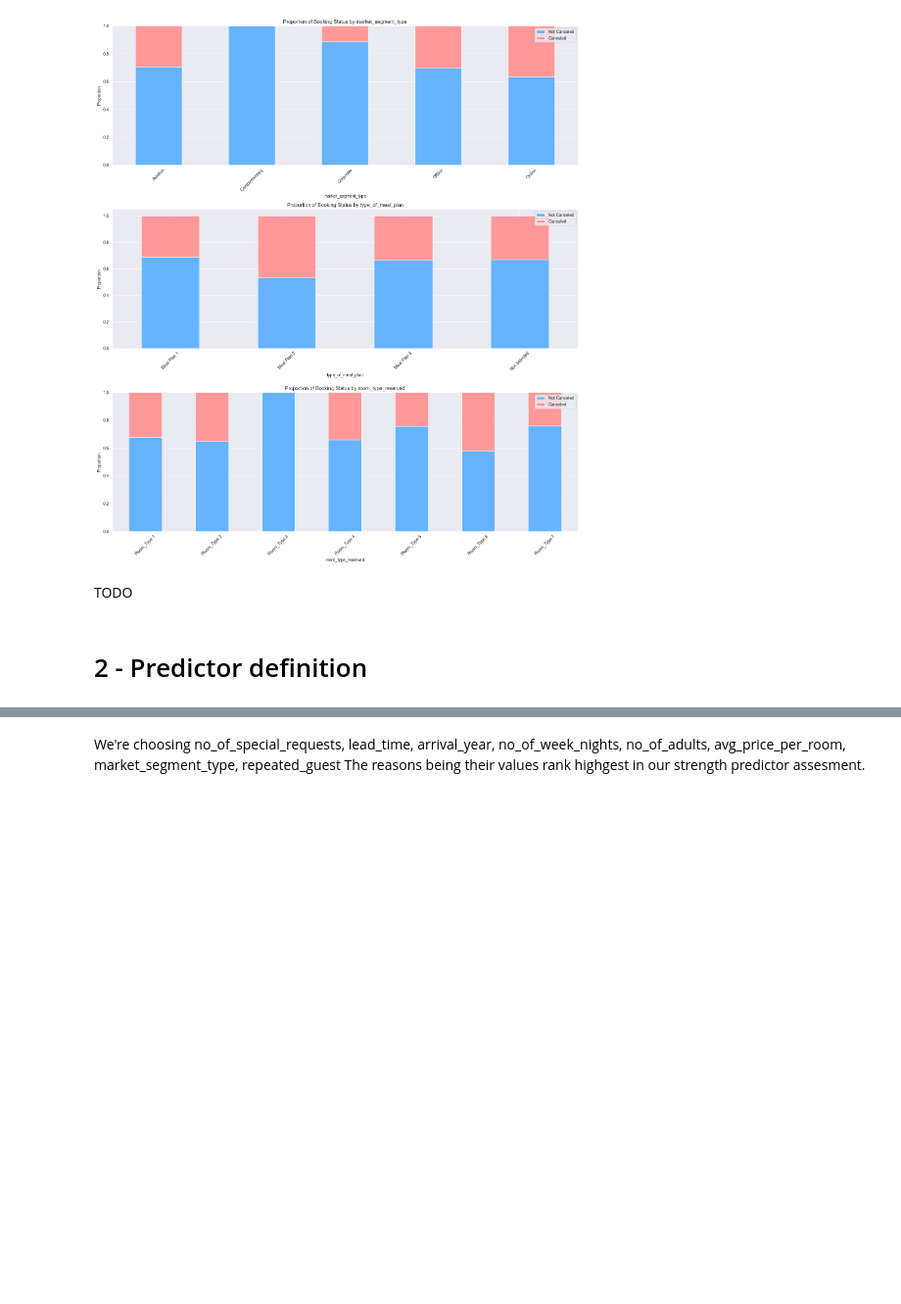
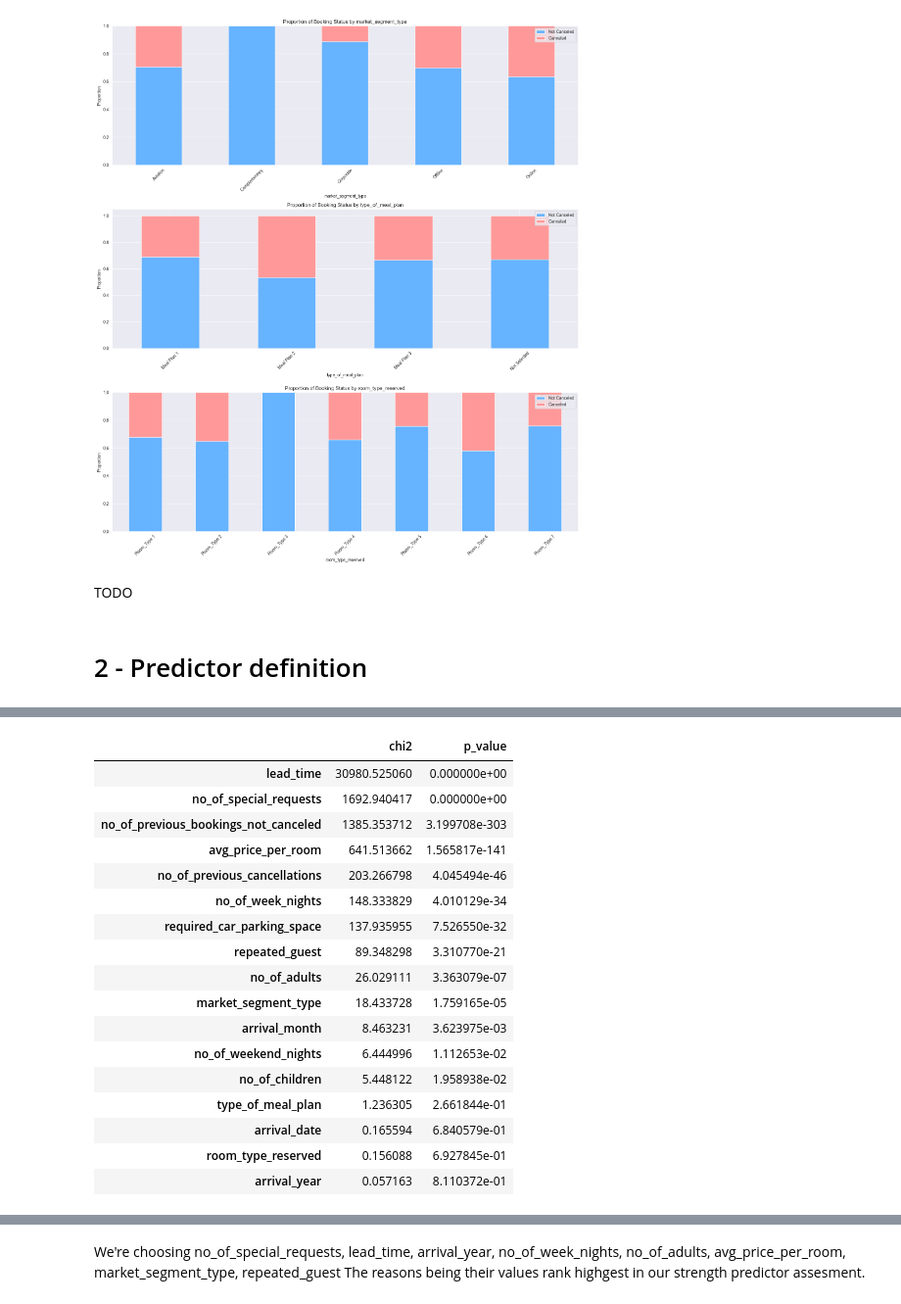
Before and after one commit to dajja-blip/data_science2_task2, a Jupyter notebook: Task1.ipynb, the cells around one changed output, grey strips where cells are left out. Shown at 98% size. Cells and saved outputs as stored; diff of their text form; code cells hidden in the pictures; blank space fills up the shorter version.

```diff
--- a/Task1.ipynb
+++ b/Task1.ipynb
@@ -389,3 +375,31 @@ room_type_reserved                              0.077705
+# %%
+chi_values, p_values = chi2(X, y)
+feature_names = df_imputed.drop(columns=['booking_status']).columns
+
+chi_series = pd.DataFrame({
+    "chi2": chi_values,
+    "p_value": p_values
+}, index=feature_names)
+chi_series.sort_values(by="chi2", ascending=False)
+# %% [output]
+|  | chi2 | p_value |
+| lead_time | 30980.525060 | 0.000000e+00 |
+| no_of_special_requests | 1692.940417 | 0.000000e+00 |
+| no_of_previous_bookings_not_canceled | 1385.353712 | 3.199708e-303 |
+| avg_price_per_room | 641.513662 | 1.565817e-141 |
+| no_of_previous_cancellations | 203.266798 | 4.045494e-46 |
+| no_of_week_nights | 148.333829 | 4.010129e-34 |
+| required_car_parking_space | 137.935955 | 7.526550e-32 |
+| repeated_guest | 89.348298 | 3.310770e-21 |
+| no_of_adults | 26.029111 | 3.363079e-07 |
+| market_segment_type | 18.433728 | 1.759165e-05 |
+| arrival_month | 8.463231 | 3.623975e-03 |
+| no_of_weekend_nights | 6.444996 | 1.112653e-02 |
+| no_of_children | 5.448122 | 1.958938e-02 |
+| type_of_meal_plan | 1.236305 | 2.661844e-01 |
+| arrival_date | 0.165594 | 6.840579e-01 |
+| room_type_reserved | 0.156088 | 6.927845e-01 |
+| arrival_year | 0.057163 | 8.110372e-01 |
 # %%
 ## AUC
 auc_scores = {}
```
Also changed, not shown: parts of 23 cells of this notebook.
